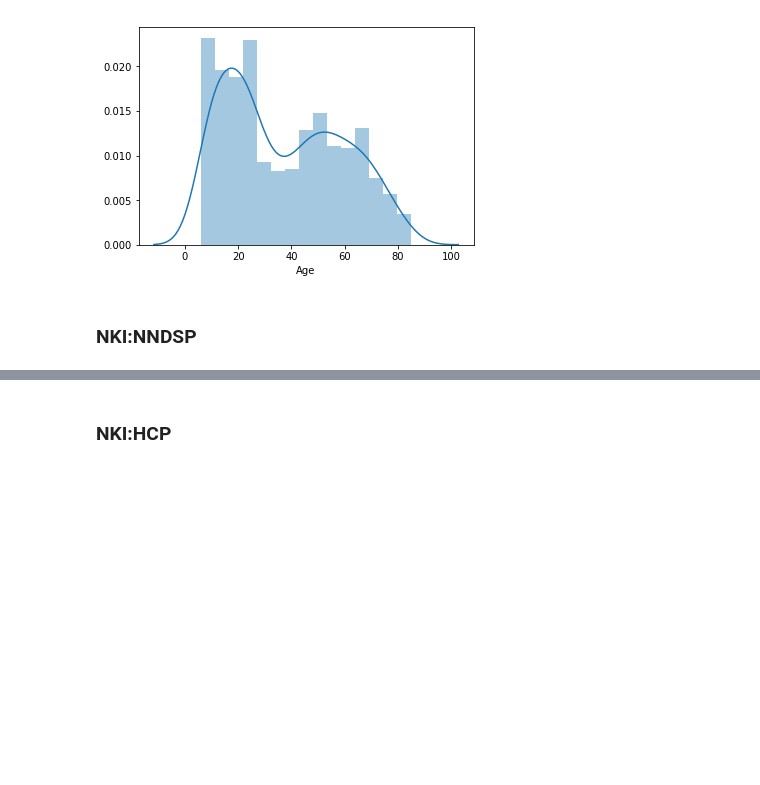
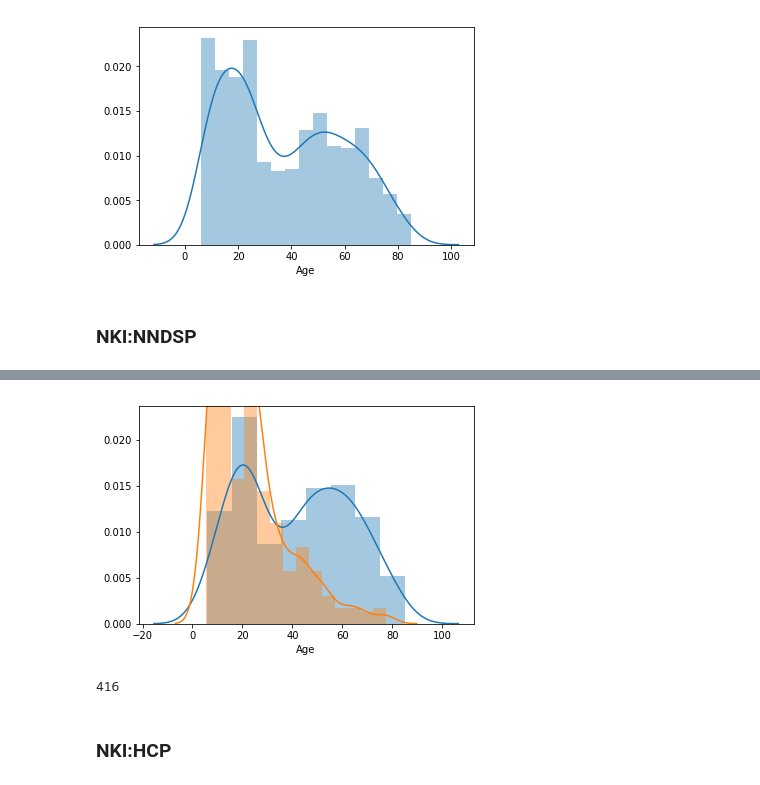
Before and after one commit to niniko1997/heudiconv_conversion, a Jupyter notebook: hypothesis_one.ipynb, the cells around one changed output, grey strips where cells are left out. Drawn from its saved outputs; the diff is of its cells as text; code cells hidden in the pictures; blank space fills up the shorter version.

```diff
--- a/hypothesis_one.ipynb
+++ b/hypothesis_one.ipynb
@@ -49,0 +72,8 @@ We will test model performance vs chance by randomly picking ages (with replacem
+# %%
+def find_new_dist_len(len_df, age_dist, len_df_from, age_dist_from):
+    new_len = len_df
+    for i in range(len(age_dist)):
+        if age_dist[i] < (new_len*age_dist_from[i]/len_df_from):
+            new_len = math.floor(age_dist[i]*len_df_from/age_dist_from[i])
+
+    return new_len
@@ -120,0 +200,3 @@ pyplot.show()
+# %%
+nki_dist = get_bucket_dist(nki_pheno, "age", to_print=False)
+nndsp_dist = get_bucket_dist(nndsp_pheno, "age_at_scan", to_print=True)
@@ -120,0 +224,3 @@ pyplot.show()
+# %%
+df_dist_nki = df_from_dist(nki_pheno, "age", "participant_id", nki_dist, nndsp_pheno, nndsp_dist)
+df_dist_nki = df_dist_nki.sort_values(by='age')
@@ -121,3 +245,13 @@ pyplot.show()
+# %%
+sns.distplot(df_dist_nki.age)
+sns.distplot(nndsp_pheno.age_at_scan, bins = num_bins(nndsp_pheno, "age_at_scan"), axlabel="Age", label = "NNDSP")
+pyplot.show()
+# %% [output]
+[figure, added]
+# %%
+len(df_dist_nki)
+# %% [output]
+416
 # %% [markdown]
 ### NKI:HCP
 # %% [markdown]
```
Also changed, not shown: parts of 6 cells of this notebook.
